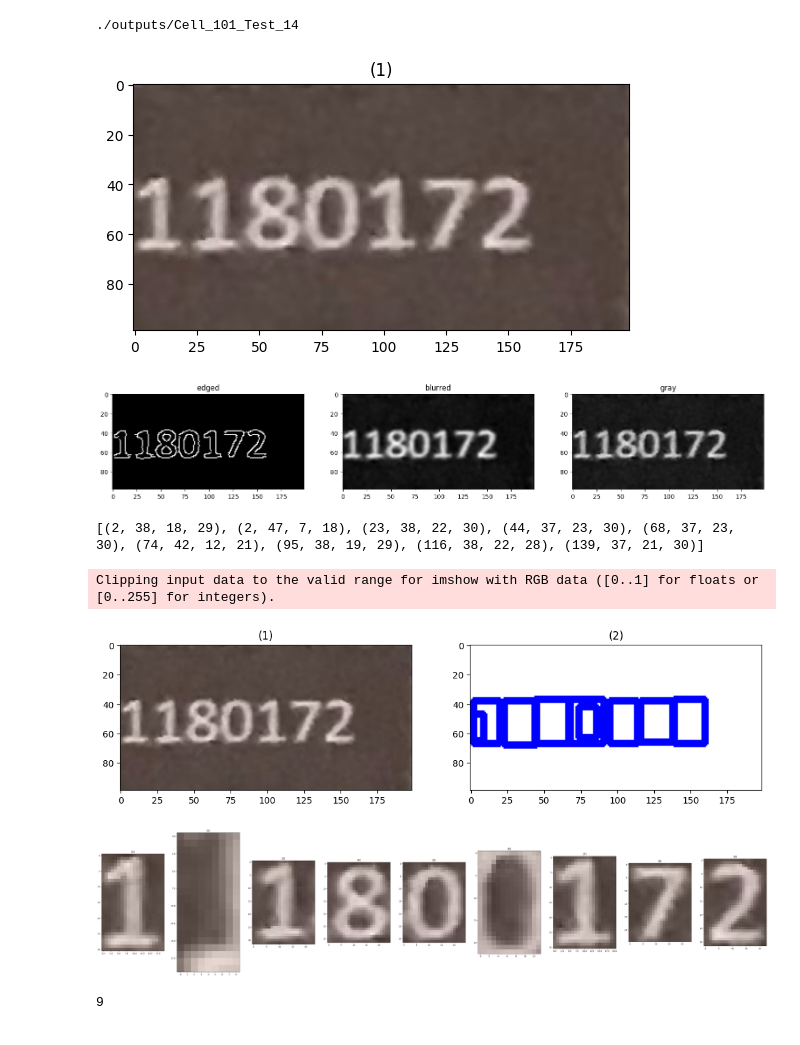
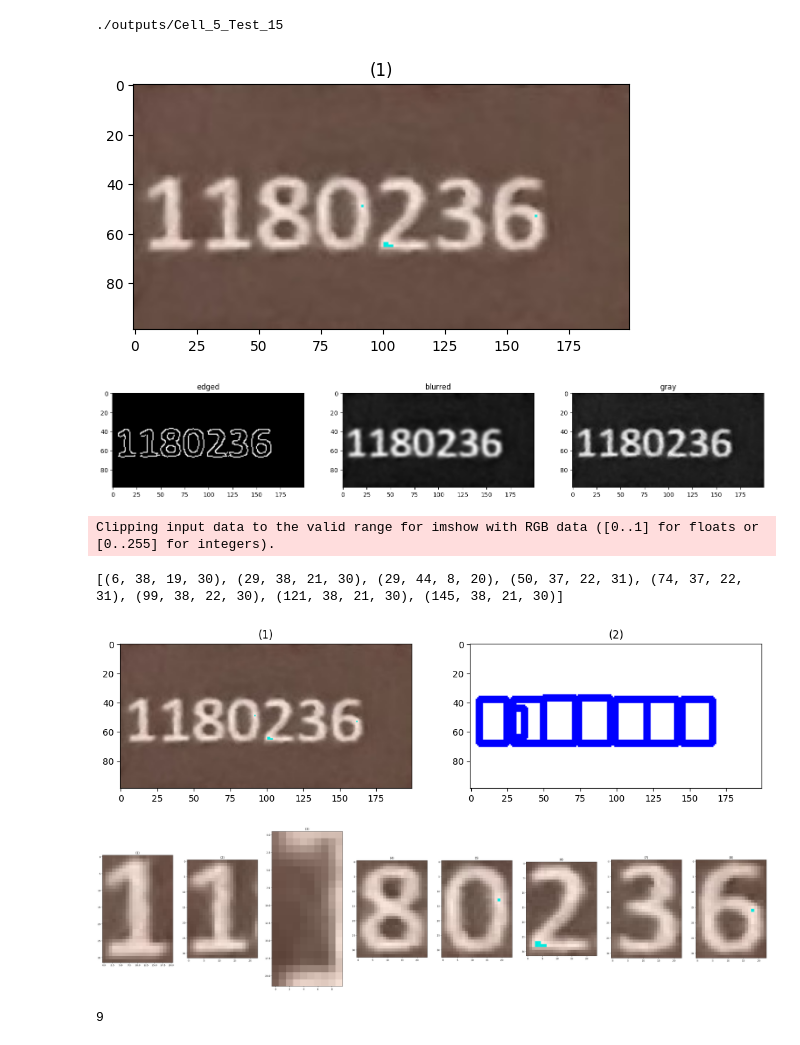
Before and after one commit to AhmedAlaa2024/Grade-Auto-Filler, a Jupyter notebook: Code/KNN/segmentId.ipynb, the cells around one changed output. Drawn from its saved outputs; the diff is of its cells as text; code cells hidden in the pictures.

```diff
--- a/Code/KNN/segmentId.ipynb
+++ b/Code/KNN/segmentId.ipynb
@@ -61,42 +61,42 @@ def segement(img):
     contours, hierarchy = cv2.findContours(edged.copy(), cv2.RETR_EXTERNAL,cv2.CHAIN_APPROX_SIMPLE)
     contours = sorted(contours, key=lambda ctr: cv2.boundingRect(ctr))
     white_img_large_contours = np.ones(img.shape)
     dimensions_contours = []
     for contour in contours:
         # print(contour)
         (x, y, w, h) = cv2.boundingRect(contour)
         if(w*h > 50):
             dimensions_contours.append((x, y, w, h))
             cv2.rectangle(white_img_large_contours,
                          (x, y), (x+w, y+h), (0, 0, 255), 3)
 
     print(dimensions_contours)
     show_images([img, white_img_large_contours])
     return dimensions_contours, img
 
-imageName = "Cell_101_Test_14"
-img = cv2.imread("../../Training/Dataset/ids/Cell_101_Test_14.jpg")
+imageName = "Cell_5_Test_15"
+img = cv2.imread("../../Training/Dataset/ids/Cell_5_Test_15.jpg")
 outputPath = preparePath(imageName)
 segmented_dimensions, filtered_img = segement(255*img)
 
 cropped_digits = []
 i = 0
 for dimension in segmented_dimensions:
     (x, y, w, h) = dimension
     cropped_digits.append(filtered_img[y-1:y+h+1, x-1:x+w+1])
     cv2.imwrite(outputPath+'/'+str(i)+".jpg", filtered_img[y-1:y+h+1, x-1:x+w+1])
     i += 1
 show_images(cropped_digits)
 # res = segment('./input/c.jpg')
 # printChars(res, 6)
 # %% [output]
-./outputs/Cell_101_Test_14
+./outputs/Cell_5_Test_15
-[figure, old version]
+[figure, new version]
-[figure, old version]
+[figure, new version]
-[(2, 38, 18, 29), (2, 47, 7, 18), (23, 38, 22, 30), (44, 37, 23, 30), (68, 37, 23, 30), (74, 42, 12, 21), (95, 38, 19, 29), (116, 38, 22, 28), (139, 37, 21, 30)]
+Clipping input data to the valid range for imshow with RGB data ([0..1] for floats or [0..255] for integers).
-Clipping input data to the valid range for imshow with RGB data ([0..1] for floats or [0..255] for integers).
+[(6, 38, 19, 30), (29, 38, 21, 30), (29, 44, 8, 20), (50, 37, 22, 31), (74, 37, 22, 31), (99, 38, 22, 30), (121, 38, 21, 30), (145, 38, 21, 30)]
-[figure, old version]
+[figure, new version]
-[figure, old version]
+[figure, new version]
 # %%
 knn = joblib.load('./models/knn_model.pkl')
 
```
Also changed, not shown: 3 other files.
